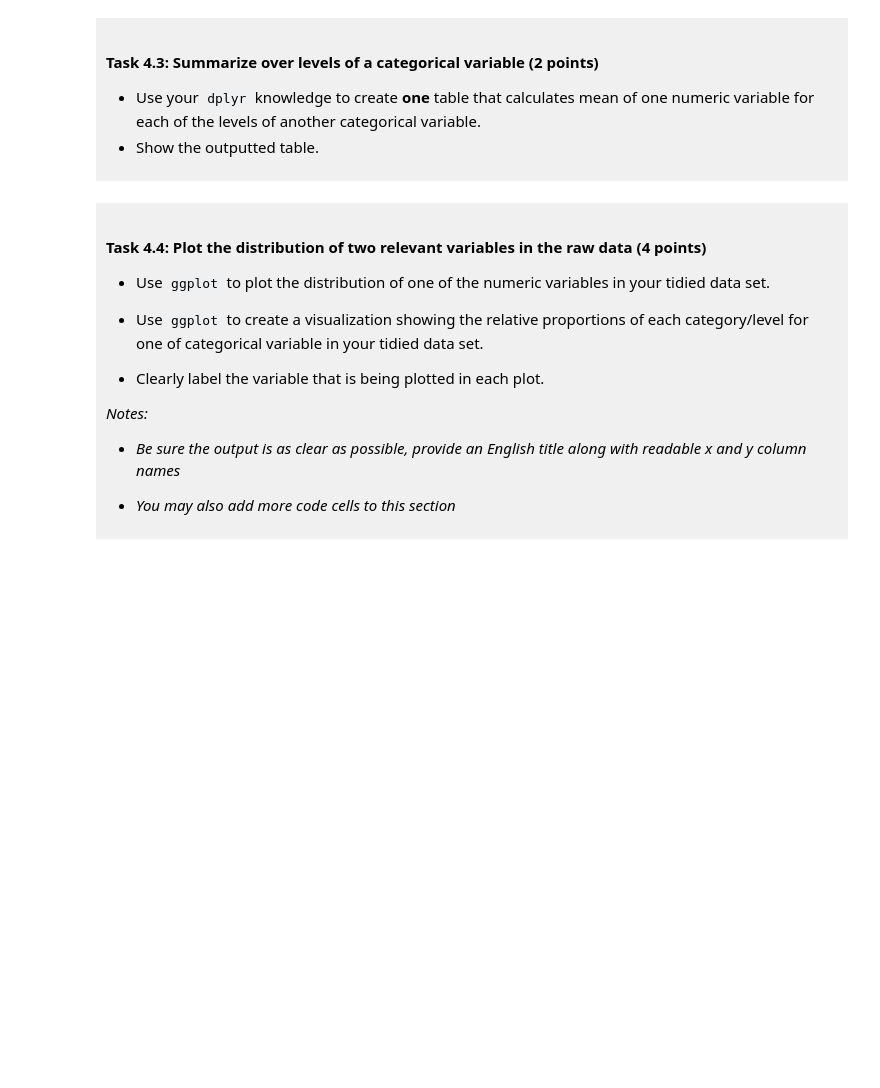
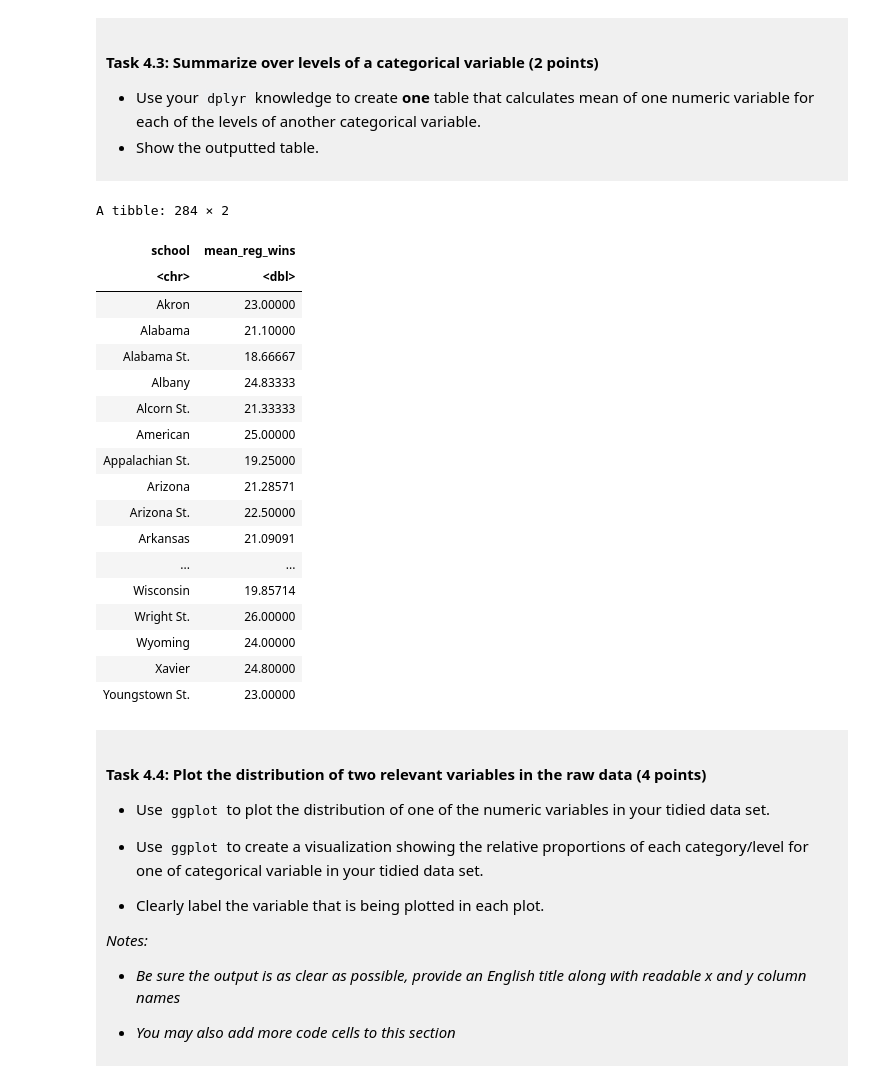
Before and after one commit to Severi-LI/dsci-100-project-Severi-LI, a Jupyter notebook: dsci-100-project-notebook.ipynb, the cells around one changed output. Drawn from its saved outputs; the diff is of its cells as text; code cells hidden in the pictures; blank space fills up the shorter version.

```diff
--- a/dsci-100-project-notebook.ipynb
+++ b/dsci-100-project-notebook.ipynb
@@ -269,7 +310,30 @@ You will refine your research question (if needed) and produce a tidy data set.
 - Show the outputted table.
 </div>
 # %%
-### EDIT THIS CODE CELL ###
+basketball_4_3 <- basketball_filter |>
+group_by(school) |>
+summarize(mean_reg_wins = mean(reg_wins, na.rm = TRUE))
+basketball_4_3
+# %% [output]
+A tibble: 284 × 2
+| school | mean_reg_wins |
+| <chr> | <dbl> |
+| Akron | 23.00000 |
+| Alabama | 21.10000 |
+| Alabama St. | 18.66667 |
+| Albany | 24.83333 |
+| Alcorn St. | 21.33333 |
+| American | 25.00000 |
+| Appalachian St. | 19.25000 |
+| Arizona | 21.28571 |
+| Arizona St. | 22.50000 |
+| Arkansas | 21.09091 |
+| ... | ... |
+| Wisconsin | 19.85714 |
+| Wright St. | 26.00000 |
+| Wyoming | 24.00000 |
+| Xavier | 24.80000 |
+| Youngstown St. | 23.00000 |
 # %% [markdown]
 <div style="background-color: #f0f0f0; padding: 10px;">
 
```
Also changed, not shown: parts of 3 cells of this notebook.
